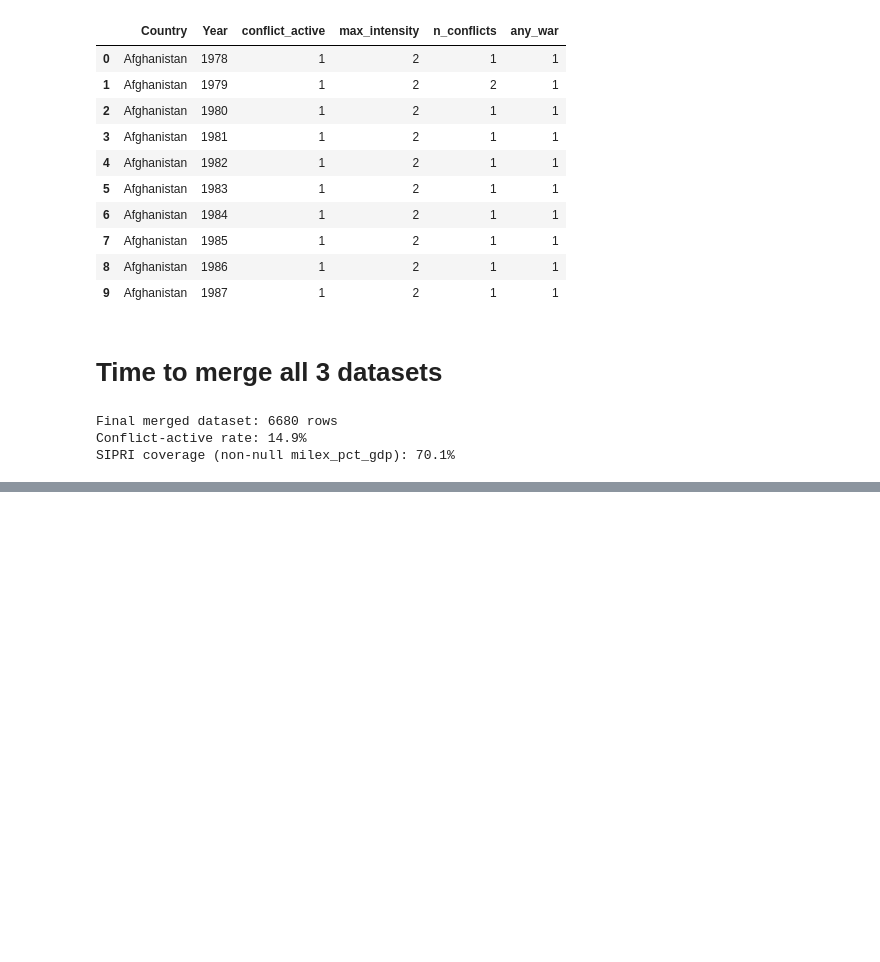
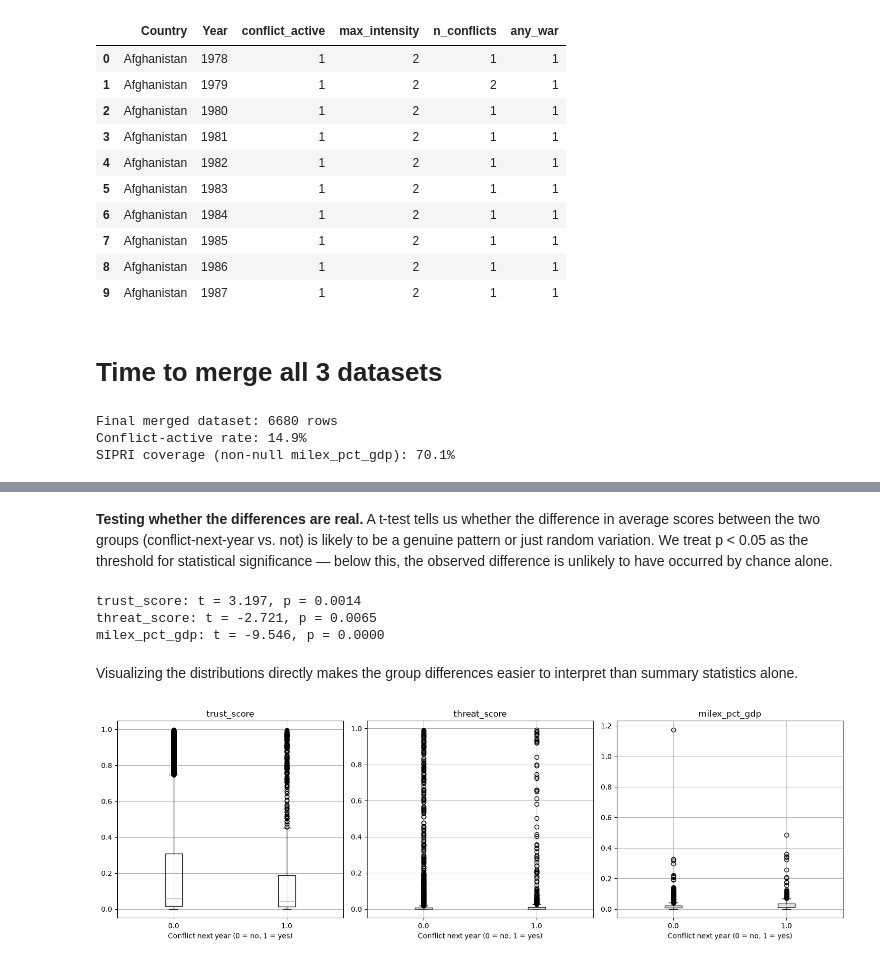
Before and after one commit to kuborro123/UN_assingment, a Jupyter notebook: main.ipynb, the cells around one changed output, grey strips where cells are left out. Saved outputs shown, nothing was run; the diff lists cells and outputs as text; code cells hidden in the pictures; blank space fills up the shorter version.

```diff
--- a/main.ipynb
+++ b/main.ipynb
@@ -550,0 +656,6 @@ SIPRI coverage (non-null milex_pct_gdp): 70.1%
+# %%
+# 1. Ensure your data is sorted by Country and Year
+merged = merged.sort_values(['Country', 'Year'])
+
+# 2. Create the next year's target using shift(-1) within each country group
+merged['conflict_active_next_year'] = merged.groupby('Country')['conflict_active'].shift(-1)
@@ -550,0 +664,5 @@ SIPRI coverage (non-null milex_pct_gdp): 70.1%
+# %%
+variables = ["trust_score", "threat_score", "milex_pct_gdp"]
+
+group_summary = merged.groupby("conflict_active_next_year")[variables].agg(["mean", "std", "count"])
+print(group_summary)
@@ -550,0 +681,35 @@ SIPRI coverage (non-null milex_pct_gdp): 70.1%
+# %% [markdown]
+**Testing whether the differences are real.** A t-test tells us whether the difference in average scores between the two groups (conflict-next-year vs. not) is likely to be a genuine pattern or just random variation. We treat p < 0.05 as the threshold for statistical significance — below this, the observed difference is unlikely to have occurred by chance alone.
+# %%
+from scipy import stats
+
+def run_ttest(df, variable, group_col):
+    group0 = df[df[group_col] == 0][variable].dropna()
+    group1 = df[df[group_col] == 1][variable].dropna()
+    t_stat, p_value = stats.ttest_ind(group0, group1)
+    return t_stat, p_value
+
+for var in variables:
+    t_stat, p_value = run_ttest(merged, var, "conflict_active_next_year")
+    print(f"{var}: t = {t_stat:.3f}, p = {p_value:.4f}")
+# %% [output]
+trust_score: t = 3.197, p = 0.0014
+threat_score: t = -2.721, p = 0.0065
+milex_pct_gdp: t = -9.546, p = 0.0000
+# %% [markdown]
+Visualizing the distributions directly makes the group differences easier to interpret than summary statistics alone.
+# %%
+import matplotlib.pyplot as plt
+
+fig, axes = plt.subplots(1, 3, figsize=(15, 5))
+
+for ax, var in zip(axes, variables):
+    merged.boxplot(column=var, by="conflict_active_next_year", ax=ax)
+    ax.set_title(var)
+    ax.set_xlabel("Conflict next year (0 = no, 1 = yes)")
+
+plt.suptitle("")  # removes the default pandas suptitle
+plt.tight_layout()
+plt.show()
+# %% [output]
+[figure, added]
```
Also changed, not shown: parts of 29 cells of this notebook, 1 other file.
